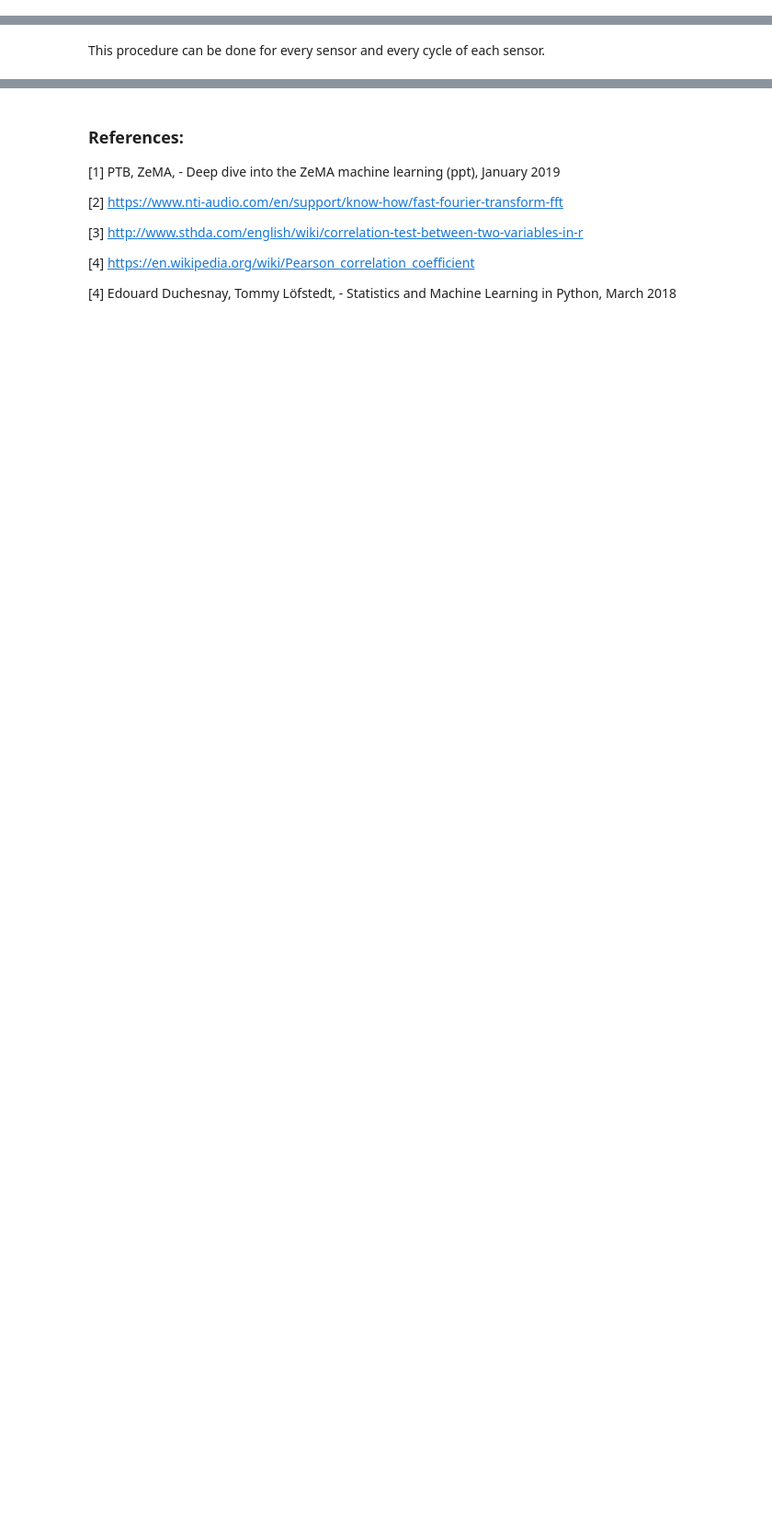
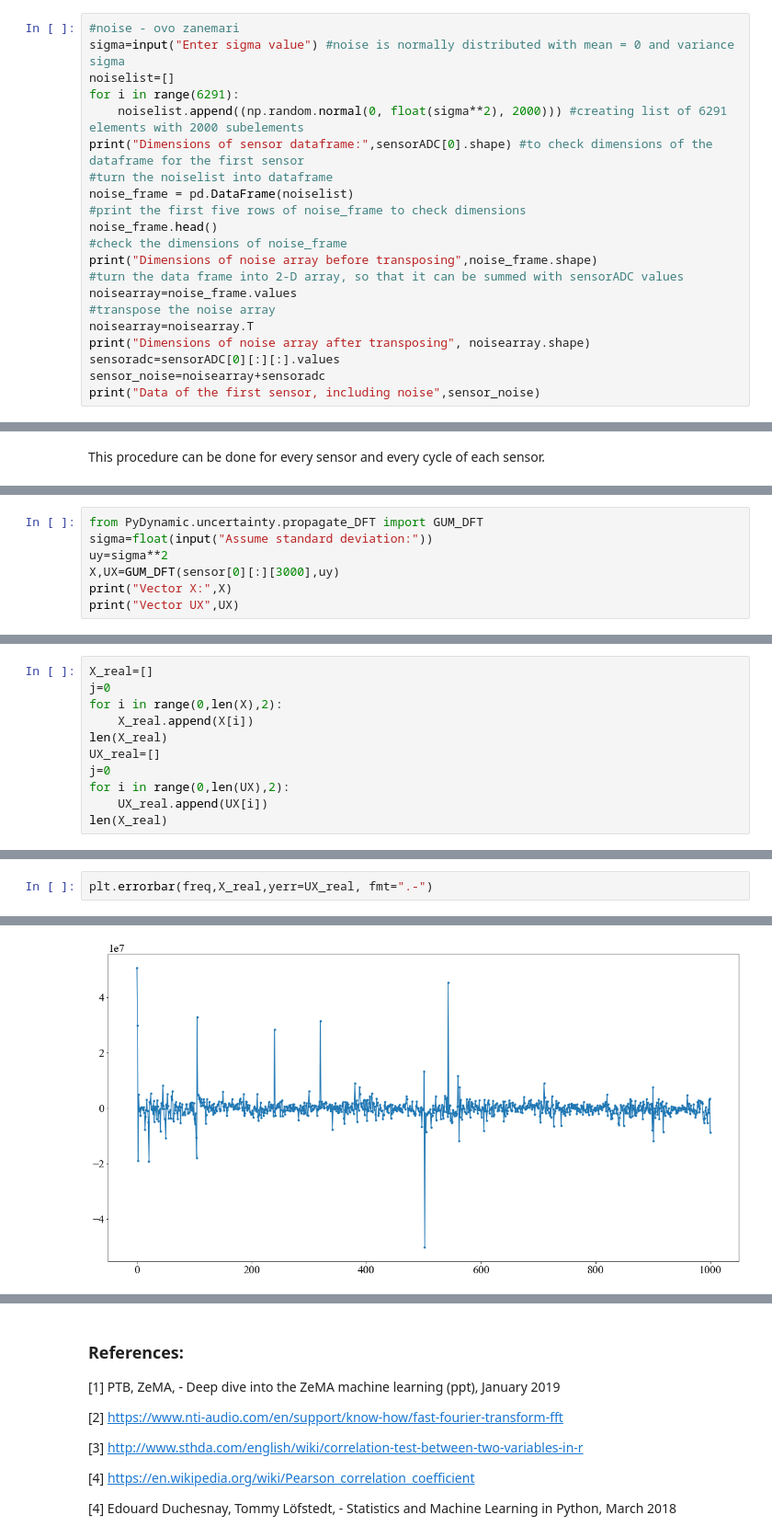
Before and after one commit to ehlimana/ZEMA-machine-learing-tutorials-uncertainty-evaluation, a Jupyter notebook: 1_FFT_and_Reconstruction.ipynb, the cells around one changed output, grey strips where cells are left out. Shown at 92% size. Drawn from its saved outputs; the diff is of its cells as text; blank space fills up the shorter version.

```diff
--- a/1_FFT_and_Reconstruction.ipynb
+++ b/1_FFT_and_Reconstruction.ipynb
@@ -48,3 +48,24 @@ print("""
 # %% [output]
     Input matrices have dimensions: (2000, 6291), where 2000 represents number of measurements  in time
     and 6291 represents number of cycles.
+# %%
+#noise - ovo zanemari
+sigma=input("Enter sigma value") #noise is normally distributed with mean = 0 and variance sigma
+noiselist=[]
+for i in range(6291):
+    noiselist.append((np.random.normal(0, float(sigma**2), 2000))) #creating list of 6291 elements with 2000 subelements
+print("Dimensions of sensor dataframe:",sensorADC[0].shape) #to check dimensions of the dataframe for the first sensor
+#turn the noiselist into dataframe
+noise_frame = pd.DataFrame(noiselist)
+#print the first five rows of noise_frame to check dimensions
+noise_frame.head()
+#check the dimensions of noise_frame
+print("Dimensions of noise array before transposing",noise_frame.shape)
+#turn the data frame into 2-D array, so that it can be summed with sensorADC values
+noisearray=noise_frame.values
+#transpose the noise array
+noisearray=noisearray.T
+print("Dimensions of noise array after transposing", noisearray.shape)
+sensoradc=sensorADC[0][:][:].values
+sensor_noise=noisearray+sensoradc
+print("Data of the first sensor, including noise",sensor_noise)
@@ -163,0 +211,7 @@ This procedure can be done for every sensor and every cycle of each sensor.
+# %%
+from PyDynamic.uncertainty.propagate_DFT import GUM_DFT
+sigma=float(input("Assume standard deviation:"))
+uy=sigma**2
+X,UX=GUM_DFT(sensor[0][:][3000],uy)
+print("Vector X:",X)
+print("Vector UX",UX)
@@ -163,0 +224,11 @@ This procedure can be done for every sensor and every cycle of each sensor.
+# %%
+X_real=[]
+j=0
+for i in range(0,len(X),2):
+    X_real.append(X[i])
+len(X_real)
+UX_real=[]
+j=0
+for i in range(0,len(UX),2):
+    UX_real.append(UX[i])
+len(X_real)
@@ -163,0 +237,3 @@ This procedure can be done for every sensor and every cycle of each sensor.
+# %%
+plt.errorbar(freq,X_real,yerr=UX_real, fmt=".-")
+# %% [output]
@@ -163,0 +241 @@ This procedure can be done for every sensor and every cycle of each sensor.
+[figure, added]
```
Also changed, not shown: parts of 16 cells of this notebook.
